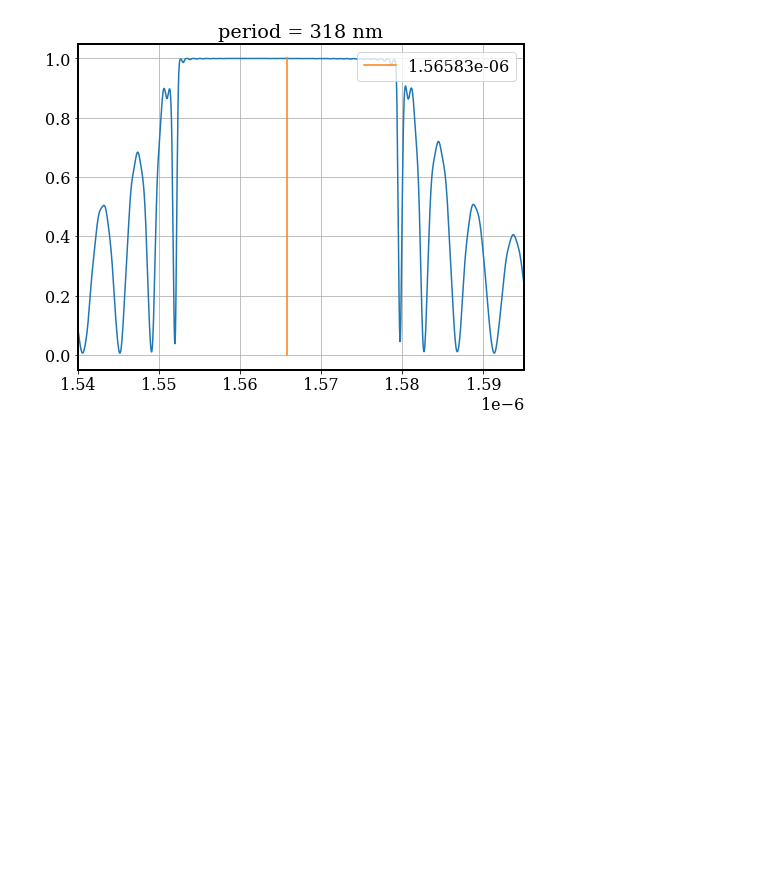
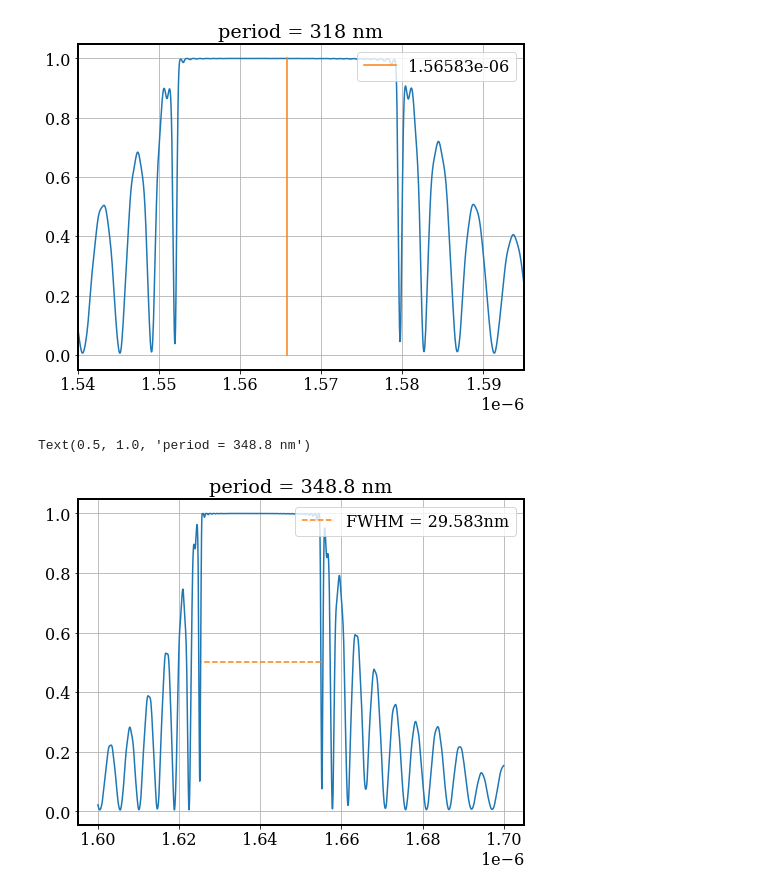
Before and after one commit to moisesoliveira08/BragGrating, a Jupyter notebook: Documentation/FDTD.ipynb, the cells around one changed output. Cells and saved outputs as stored; diff of their text form; code cells hidden in the pictures; blank space fills up the shorter version.

```diff
--- a/Documentation/FDTD.ipynb
+++ b/Documentation/FDTD.ipynb
@@ -23,5 +39,19 @@ import sys
+# %%
+def FWHM(wavelength, response, number_of_points):
+    ##number_of_points = Number_of_iteration/2
+    for i in range(number_of_points):
+        if 10*np.log10(response[number_of_points - i])> - 3 and 10*np.log10(response[number_of_points - (i+1)]) < -3: ##-3 dB
+            min_index = number_of_points - i
+            break
+
+    for j in range(number_of_points):
+        if 10*np.log10(response[number_of_points + j])>-3 and 10*np.log10(response[number_of_points + (j+1)]) < -3: ##-3 dB
+            max_index = number_of_points + j
+            break
+
+    return wavelength[min_index], wavelength[max_index]
 # %%
-fdtd = lumapi.FDTD(filename= 'Bragg.fsp')
+fdtd = lumapi.FDTD(filename= 'bragg.fsp')
 # %%
 P = 318e-9
 period = 348.8e-9
@@ -192,3 +222,23 @@ plt.title('period = 318 nm')
 # %% [output]
 Text(0.5, 1.0, 'period = 318 nm')
 [figure]
+# %%
+result = fdtd.getresult('FDTD::ports::port 1','T')
+R = 1 - abs(result['T'])**2
+lambd = result['lambda']
+band = FWHM(lambd, R,900)
+fwhm = abs(band[1][0] - band[0][0])
+# %%
+figure = plt.figure(figsize=(8,6))
+plt.rc('font', **font)
+plt.rc('axes', linewidth=2)
+plt.plot(lambd, R)
+plt.plot([band[0], band[1]], [0.5, 0.5], '--',label = 'FWHM = ' + str(round(fwhm*1e9, 3)) + 'nm')
+#plt.plot([1565.83e-9, 1565.83e-9],[0, 1], label = str(1565.83e-9))
+plt.grid(True)
+#plt.xlim([1540e-9,1595e-9])
+plt.legend(loc = 'upper right')
+plt.title('period = 348.8 nm')
+# %% [output]
+Text(0.5, 1.0, 'period = 348.8 nm')
+[figure, added]
```
Also changed, not shown: parts of 4 cells of this notebook, 6 other files.
